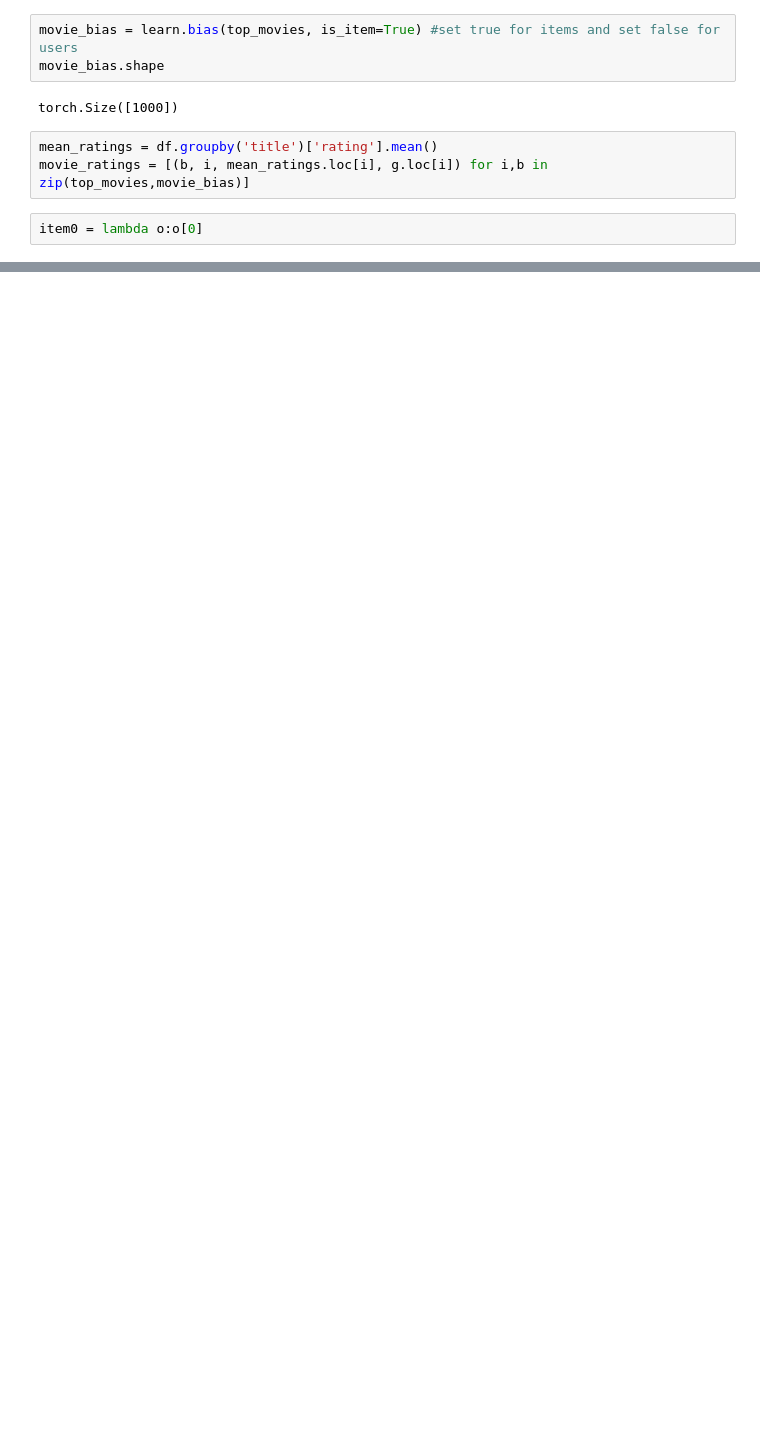
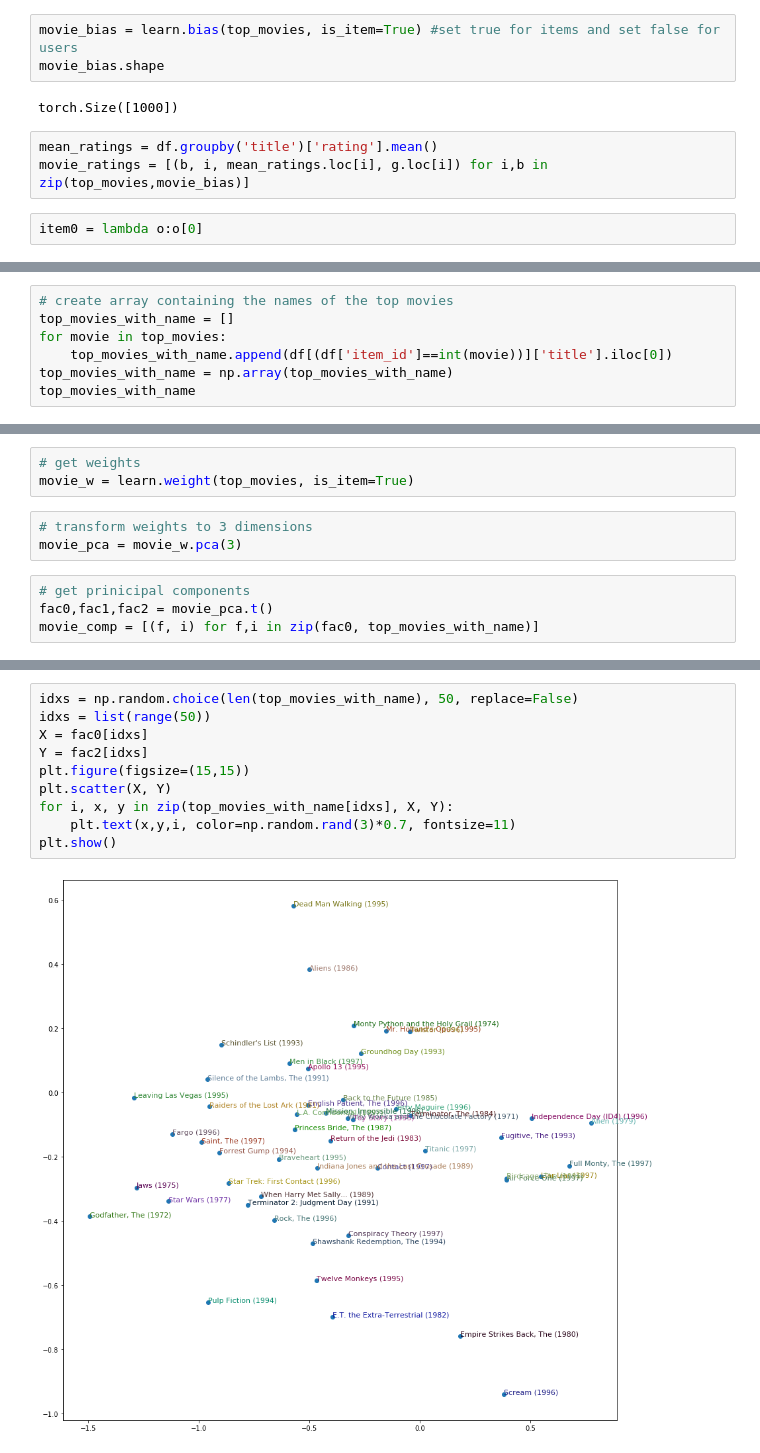
Before and after one commit to yasamanensafi/recommender_system, a Jupyter notebook: Recommender Systems.ipynb, the cells around one changed output, grey strips where cells are left out. Cells and saved outputs as stored; diff of their text form; blank space fills up the shorter version.

```diff
--- a/Recommender Systems.ipynb
+++ b/Recommender Systems.ipynb
@@ -412,0 +404,7 @@ list(filter(lambda a: a[2] >=3 , lowest_bias))[:10]
+# %%
+# create array containing the names of the top movies
+top_movies_with_name = []
+for movie in top_movies:
+    top_movies_with_name.append(df[(df['item_id']==int(movie))]['title'].iloc[0])
+top_movies_with_name = np.array(top_movies_with_name)
+top_movies_with_name
@@ -412,0 +520,10 @@ list(filter(lambda a: a[2] >=3 , lowest_bias))[:10]
+# %%
+# get weights
+movie_w = learn.weight(top_movies, is_item=True)
+# %%
+# transform weights to 3 dimensions
+movie_pca = movie_w.pca(3)
+# %%
+# get prinicipal components
+fac0,fac1,fac2 = movie_pca.t()
+movie_comp = [(f, i) for f,i in zip(fac0, top_movies_with_name)]
@@ -412,0 +545,12 @@ list(filter(lambda a: a[2] >=3 , lowest_bias))[:10]
+# %%
+idxs = np.random.choice(len(top_movies_with_name), 50, replace=False)
+idxs = list(range(50))
+X = fac0[idxs]
+Y = fac2[idxs]
+plt.figure(figsize=(15,15))
+plt.scatter(X, Y)
+for i, x, y in zip(top_movies_with_name[idxs], X, Y):
+    plt.text(x,y,i, color=np.random.rand(3)*0.7, fontsize=11)
+plt.show()
+# %% [output]
+[figure, added]
```
Also changed, not shown: parts of 39 cells of this notebook.
